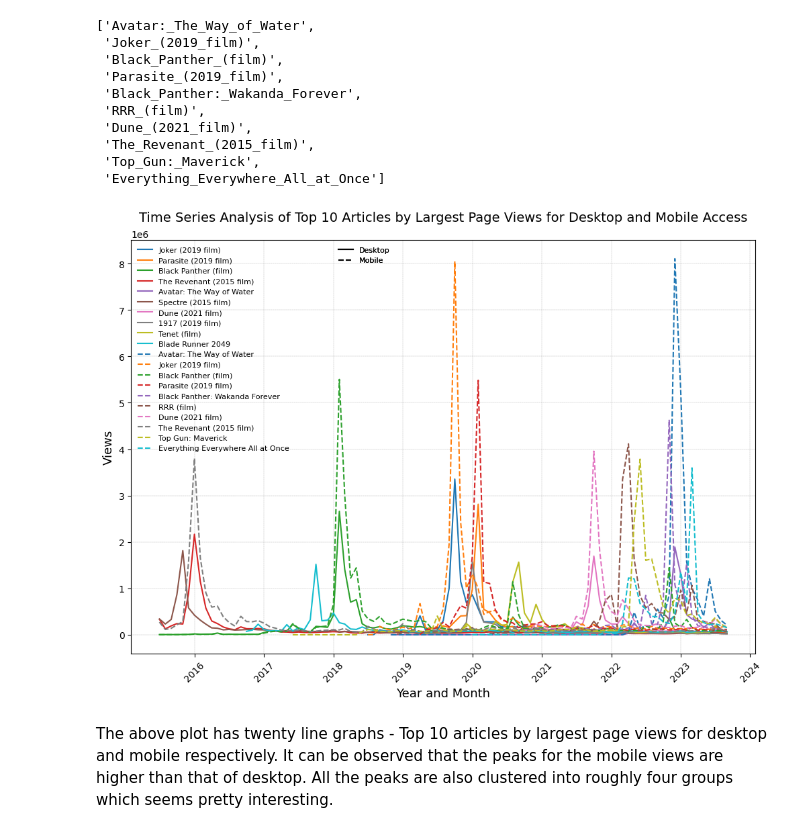
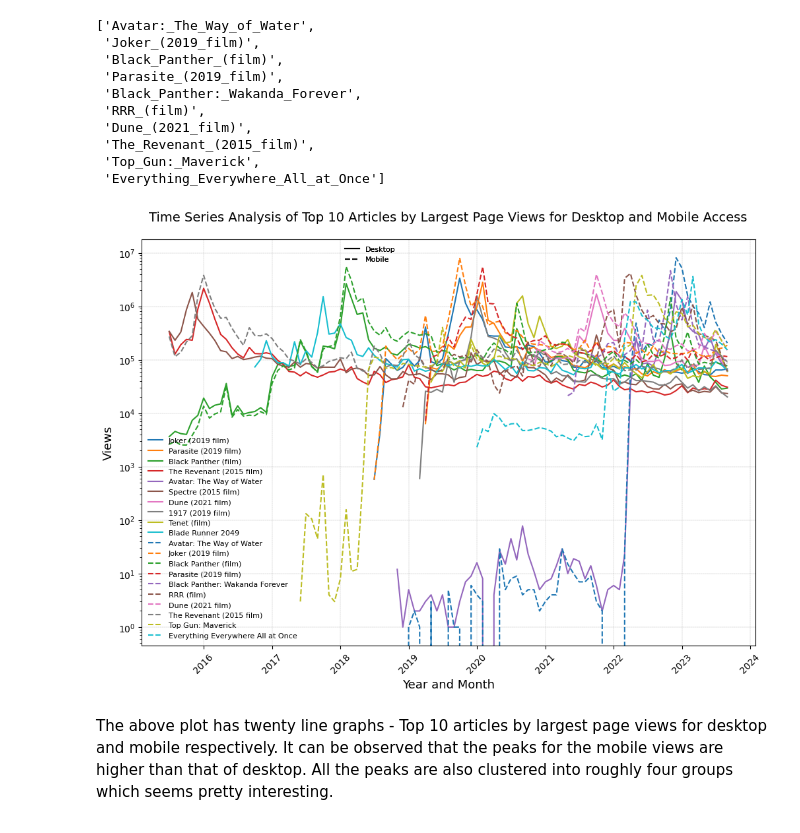
Before and after one commit to vriteshg1210/data-512-homework_1, a Jupyter notebook: DATA512_HW1_Using_the_API_for_data_scraping.ipynb, the cells around one changed output. Cells and saved outputs as stored; diff of their text form; code cells hidden in the pictures.

```diff
--- a/DATA512_HW1_Using_the_API_for_data_scraping.ipynb
+++ b/DATA512_HW1_Using_the_API_for_data_scraping.ipynb
@@ -527,35 +527,37 @@ for desktop_article in desktop_top10_articles:
             label=desktop_article.replace('_', ' '))
 
 for mobile_article in mobile_top10_articles:
     mobile_article_result = df_mobile[df_mobile['article'] == mobile_article]
     ax.plot(mobile_article_result['timestamp'], mobile_article_result['views'], linestyle='--',
             label=mobile_article.replace('_', ' '))
 
+# Set the y-axis to a logarithmic scale
+plt.yscale('log')
 
 # Set axes labels and title with appropriate font size
 plt.xlabel('Year and Month', fontsize=13)
 plt.ylabel('Views', fontsize=13)
 plt.title('Time Series Analysis of Top 10 Articles by Largest Page Views for Desktop and Mobile Access', pad=20,
           fontsize=14)
 
 # The first legend below represents all the article names
-legend1 = plt.legend(loc='upper left', prop={"size": 8}, frameon=False)
+legend1 = plt.legend(loc='lower left', prop={"size": 8}, frameon=False)
 ax.add_artist(legend1)
 
 # The second legend groups the titles based on the two access types - desktop and mobile
 linestyles = {'Desktop': '-', 'Mobile': '--'}
 legend_lines = [Line2D([0], [0], color='black', linestyle=linestyle) for linestyle in linestyles.values()]
 legend2 = ax.legend(legend_lines, linestyles.keys(), bbox_to_anchor=(0.425, 1), prop={"size": 8},
                     frameon=False)
 ax.add_artist(legend2)
 
 # Add gridlines
 plt.grid(True, linestyle='--', color='gray', linewidth=0.2)
 
 plt.setp(plt.gca().get_xticklabels(), rotation=45)
 plt.show()
 # %% [output]
-[figure, old version]
+[figure, new version]
 # %% [markdown]
 The above plot has twenty line graphs - Top 10 articles by largest page views for desktop and mobile respectively. It can be observed that the peaks for the mobile views are higher than that of desktop. All the peaks are also clustered into roughly four groups which seems pretty interesting.
 # %% [markdown]
```
Also changed, not shown: parts of 3 cells of this notebook.
